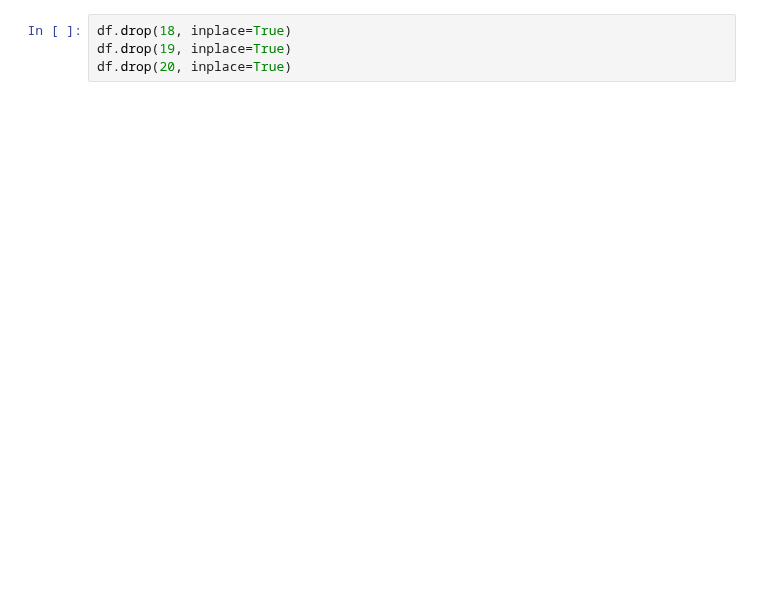
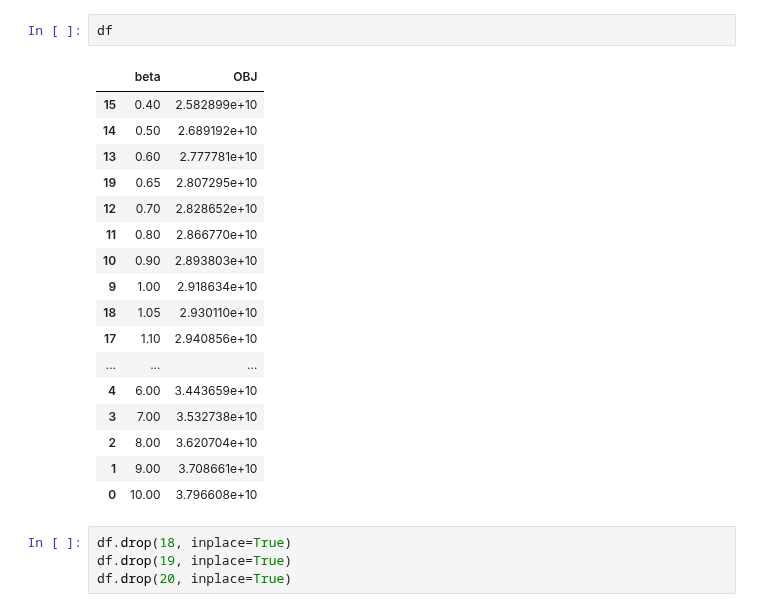
Before and after one commit to nuhorchak/Vaccine_Tender, a Jupyter notebook: horizon excursion/JSON/beta_curve.ipynb, the cells around one changed output. Saved outputs shown, nothing was run; the diff lists cells and outputs as text; blank space fills up the shorter version.

```diff
--- a/horizon excursion/JSON/beta_curve.ipynb
+++ b/horizon excursion/JSON/beta_curve.ipynb
@@ -46,6 +49,26 @@ df = pd.concat(dfs, ignore_index=True)
 df = df.sort_values(by='beta')
 # df = df[df.beta < 4]
 # df
+# %%
+df
+# %% [output]
+|  | beta | OBJ |
+| 15 | 0.40 | 2.582899e+10 |
+| 14 | 0.50 | 2.689192e+10 |
+| 13 | 0.60 | 2.777781e+10 |
+| 19 | 0.65 | 2.807295e+10 |
+| 12 | 0.70 | 2.828652e+10 |
+| 11 | 0.80 | 2.866770e+10 |
+| 10 | 0.90 | 2.893803e+10 |
+| 9 | 1.00 | 2.918634e+10 |
+| 18 | 1.05 | 2.930110e+10 |
+| 17 | 1.10 | 2.940856e+10 |
+| ... | ... | ... |
+| 4 | 6.00 | 3.443659e+10 |
+| 3 | 7.00 | 3.532738e+10 |
+| 2 | 8.00 | 3.620704e+10 |
+| 1 | 9.00 | 3.708661e+10 |
+| 0 | 10.00 | 3.796608e+10 |
 # %%
 df.drop(18, inplace=True)
 df.drop(19, inplace=True)
```
Also changed, not shown: parts of 10 cells of this notebook, 7 other files.
